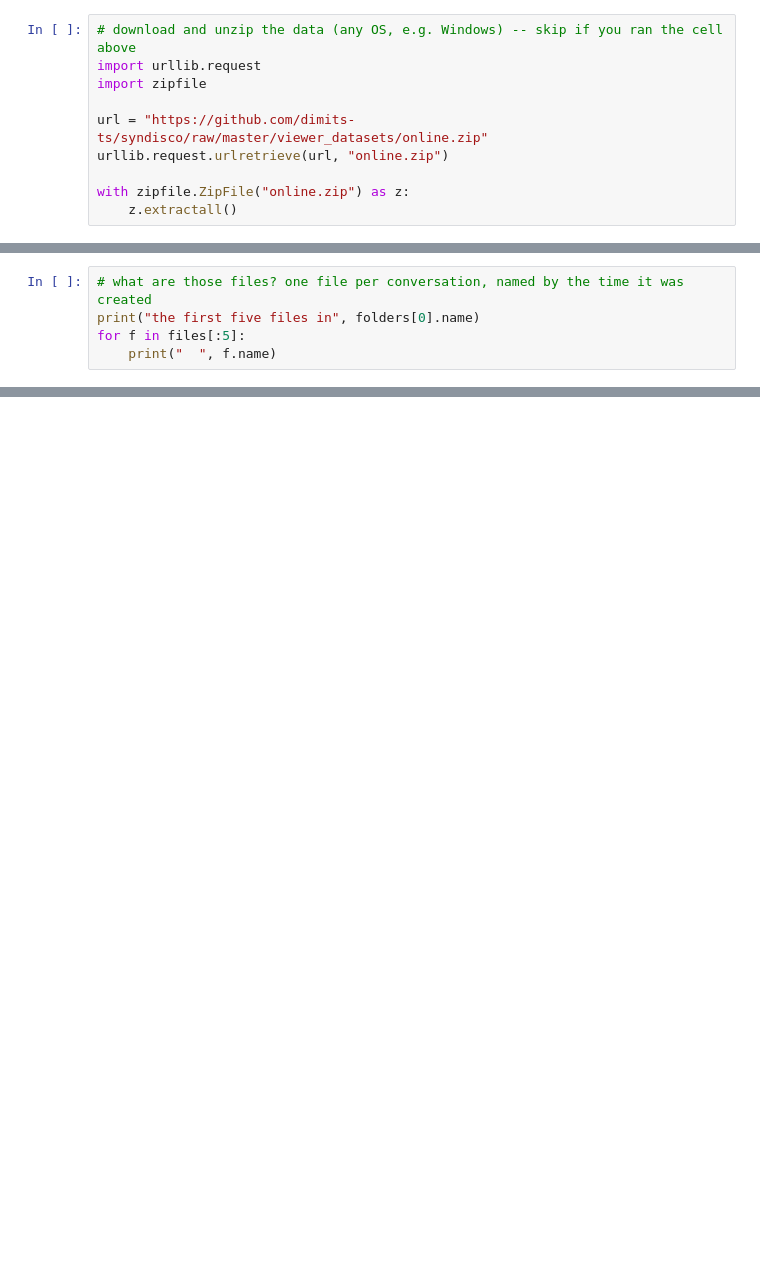
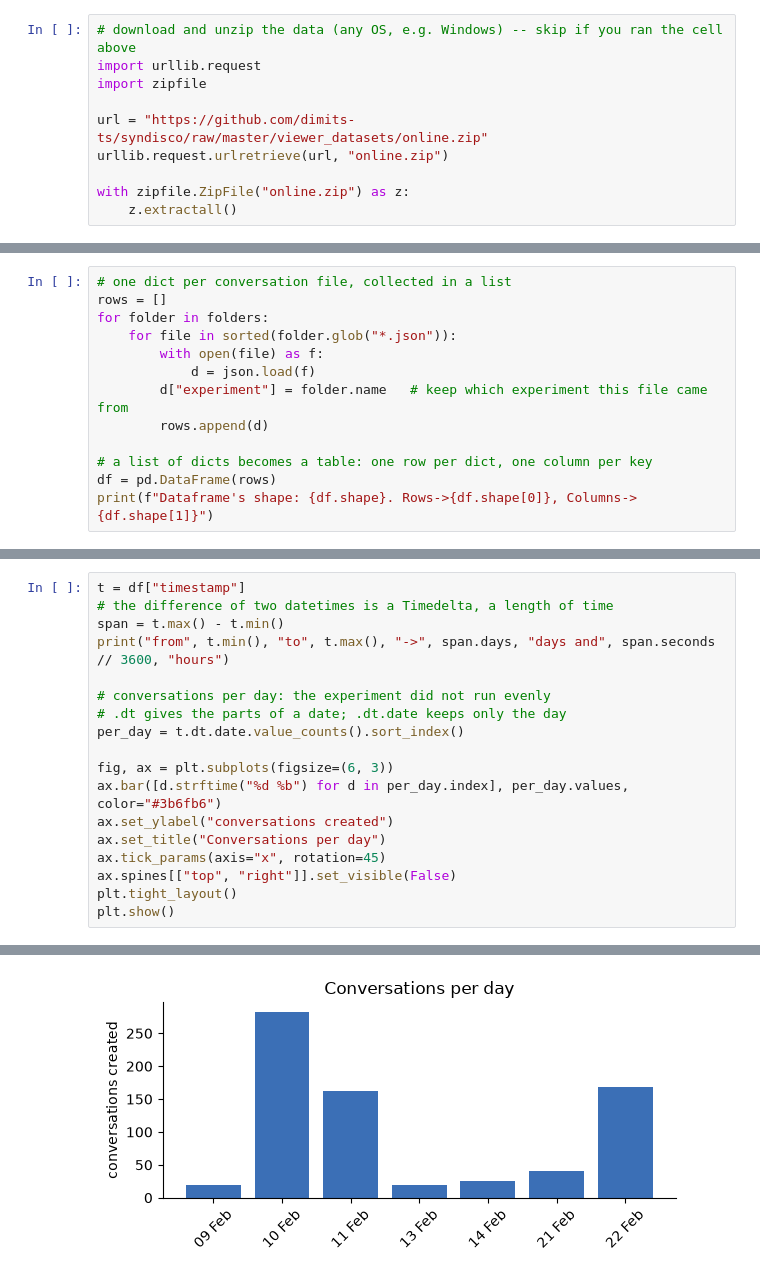
Before and after one commit to Swkratis210204/PracticalDataScienceTA, a Jupyter notebook: labs/lab01-pandas/PandasLab.ipynb, the cells around one changed output, grey strips where cells are left out. Saved outputs shown, nothing was run; the diff lists cells and outputs as text; blank space fills up the shorter version.

```diff
--- a/labs/lab01-pandas/PandasLab.ipynb
+++ b/labs/lab01-pandas/PandasLab.ipynb
@@ -82,5 +39,0 @@ Each nodel file contains 30 json files
-# %%
-# what are those files? one file per conversation, named by the time it was created
-print("the first five files in", folders[0].name)
-for f in files[:5]:
-    print("  ", f.name)
@@ -363,0 +96,13 @@ plt.show()
+# %%
+# one dict per conversation file, collected in a list
+rows = []
+for folder in folders:
+    for file in sorted(folder.glob("*.json")):
+        with open(file) as f:
+            d = json.load(f)
+        d["experiment"] = folder.name   # keep which experiment this file came from
+        rows.append(d)
+
+# a list of dicts becomes a table: one row per dict, one column per key
+df = pd.DataFrame(rows)
+print(f"Dataframe's shape: {df.shape}. Rows->{df.shape[0]}, Columns->{df.shape[1]}")
@@ -1032,0 +705,19 @@ plt.show()
+# %%
+t = df["timestamp"]
+# the difference of two datetimes is a Timedelta, a length of time
+span = t.max() - t.min()
+print("from", t.min(), "to", t.max(), "->", span.days, "days and", span.seconds // 3600, "hours")
+
+# conversations per day: the experiment did not run evenly
+# .dt gives the parts of a date; .dt.date keeps only the day
+per_day = t.dt.date.value_counts().sort_index()
+
+fig, ax = plt.subplots(figsize=(6, 3))
+ax.bar([d.strftime("%d %b") for d in per_day.index], per_day.values, color="#3b6fb6")
+ax.set_ylabel("conversations created")
+ax.set_title("Conversations per day")
+ax.tick_params(axis="x", rotation=45)
+ax.spines[["top", "right"]].set_visible(False)
+plt.tight_layout()
+plt.show()
+# %% [output]
@@ -1032,0 +725 @@ plt.show()
+[figure, added]
```
Also changed, not shown: parts of 205 cells of this notebook, 10 other files.
